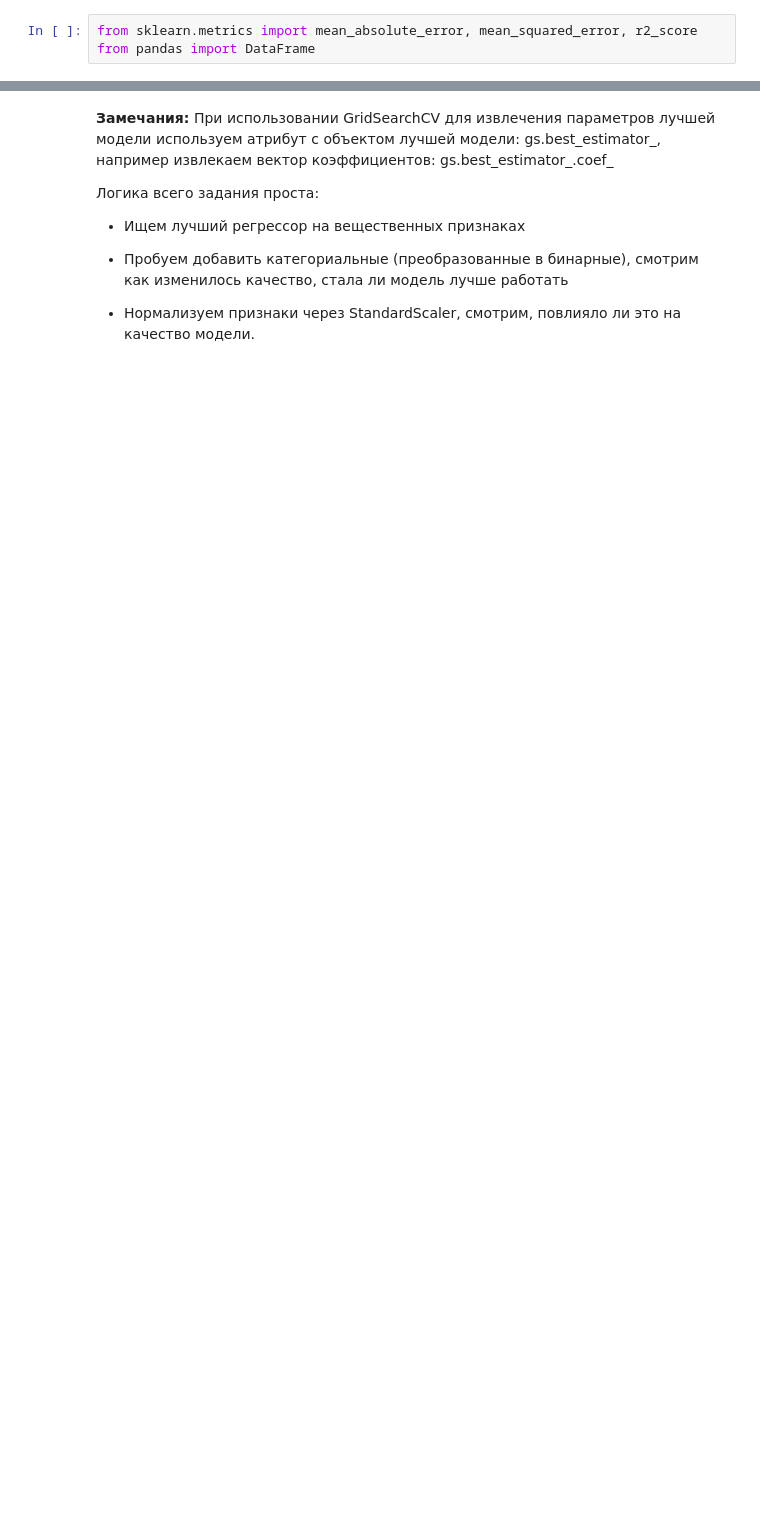
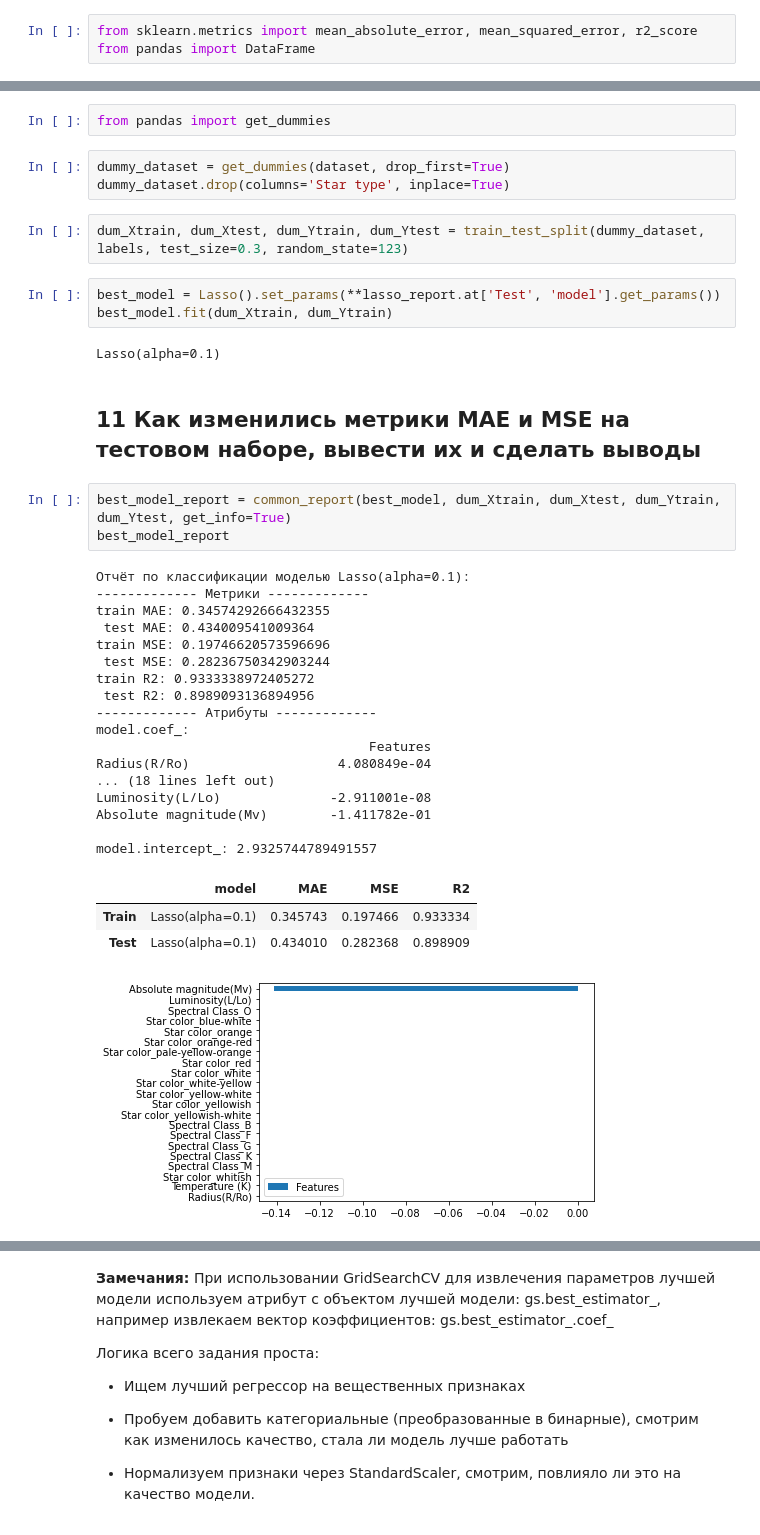
Before and after one commit to DiBoS290699/DataAnalysisTools, a Jupyter notebook: Lab6_Linear_models/lab_6_linear_models_6133_Borisov.ipynb, the cells around one changed output, grey strips where cells are left out. Saved outputs shown, nothing was run; the diff lists cells and outputs as text; blank space fills up the shorter version.

```diff
--- a/Lab6_Linear_models/lab_6_linear_models_6133_Borisov.ipynb
+++ b/Lab6_Linear_models/lab_6_linear_models_6133_Borisov.ipynb
@@ -221,0 +360,39 @@ model.intercept_: 2.9571203995655173
+# %%
+from pandas import get_dummies
+# %%
+dummy_dataset = get_dummies(dataset, drop_first=True)
+dummy_dataset.drop(columns='Star type', inplace=True)
+# %%
+dum_Xtrain, dum_Xtest, dum_Ytrain, dum_Ytest = train_test_split(dummy_dataset, labels, test_size=0.3, random_state=123)
+# %%
+best_model = Lasso().set_params(**lasso_report.at['Test', 'model'].get_params())
+best_model.fit(dum_Xtrain, dum_Ytrain)
+# %% [output]
+Lasso(alpha=0.1)
+# %% [markdown]
+## 11 Как изменились метрики MAE и MSE на тестовом наборе, вывести их и сделать выводы
+# %%
+best_model_report = common_report(best_model, dum_Xtrain, dum_Xtest, dum_Ytrain, dum_Ytest, get_info=True)
+best_model_report
+# %% [output]
+Отчёт по классификации моделью Lasso(alpha=0.1):
+------------- Метрики -------------
+train MAE: 0.34574292666432355
+ test MAE: 0.434009541009364
+train MSE: 0.19746620573596696
+ test MSE: 0.28236750342903244
+train R2: 0.9333338972405272
+ test R2: 0.8989093136894956
+------------- Атрибуты -------------
+model.coef_:
+                                   Features
+Radius(R/Ro)                   4.080849e-04
+... (18 lines left out)
+Luminosity(L/Lo)              -2.911001e-08
+Absolute magnitude(Mv)        -1.411782e-01
+
+model.intercept_: 2.9325744789491557
+|  | model | MAE | MSE | R2 |
+| Train | Lasso(alpha=0.1) | 0.345743 | 0.197466 | 0.933334 |
+| Test | Lasso(alpha=0.1) | 0.434010 | 0.282368 | 0.898909 |
+[figure, added]
```
Also changed, not shown: parts of 60 cells of this notebook.
